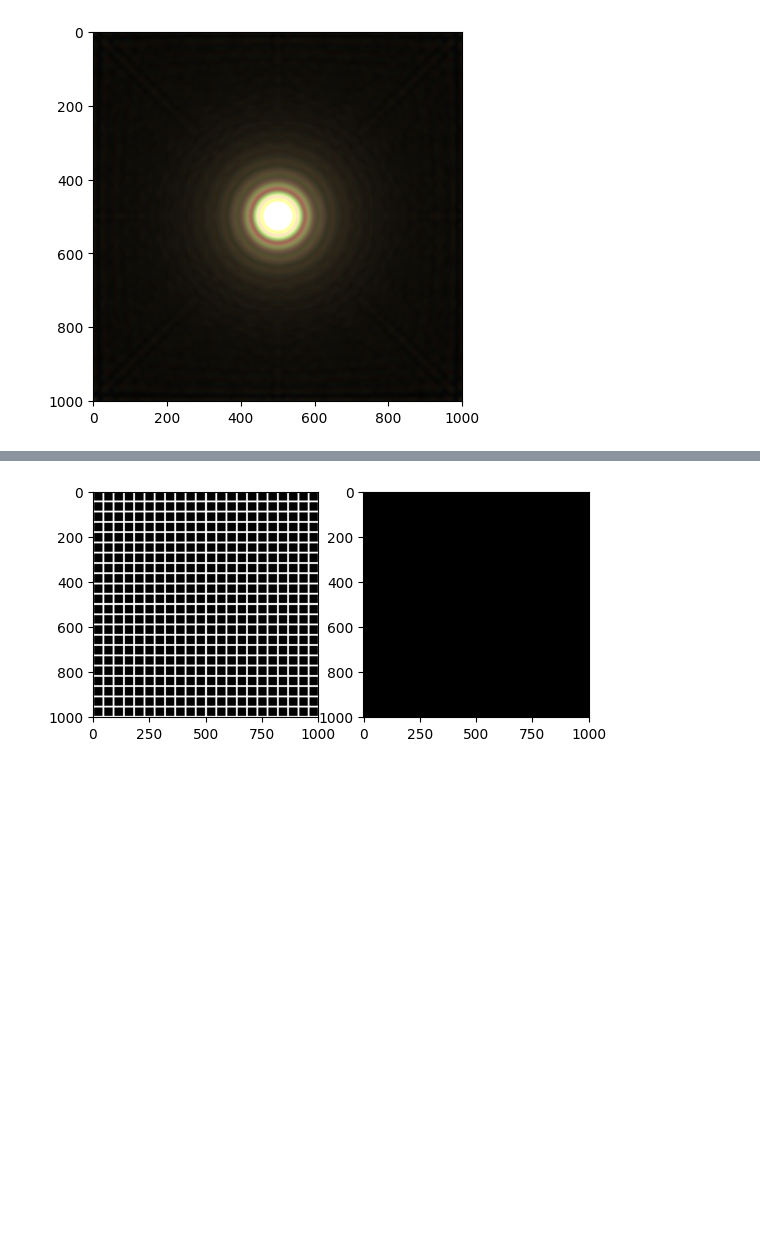
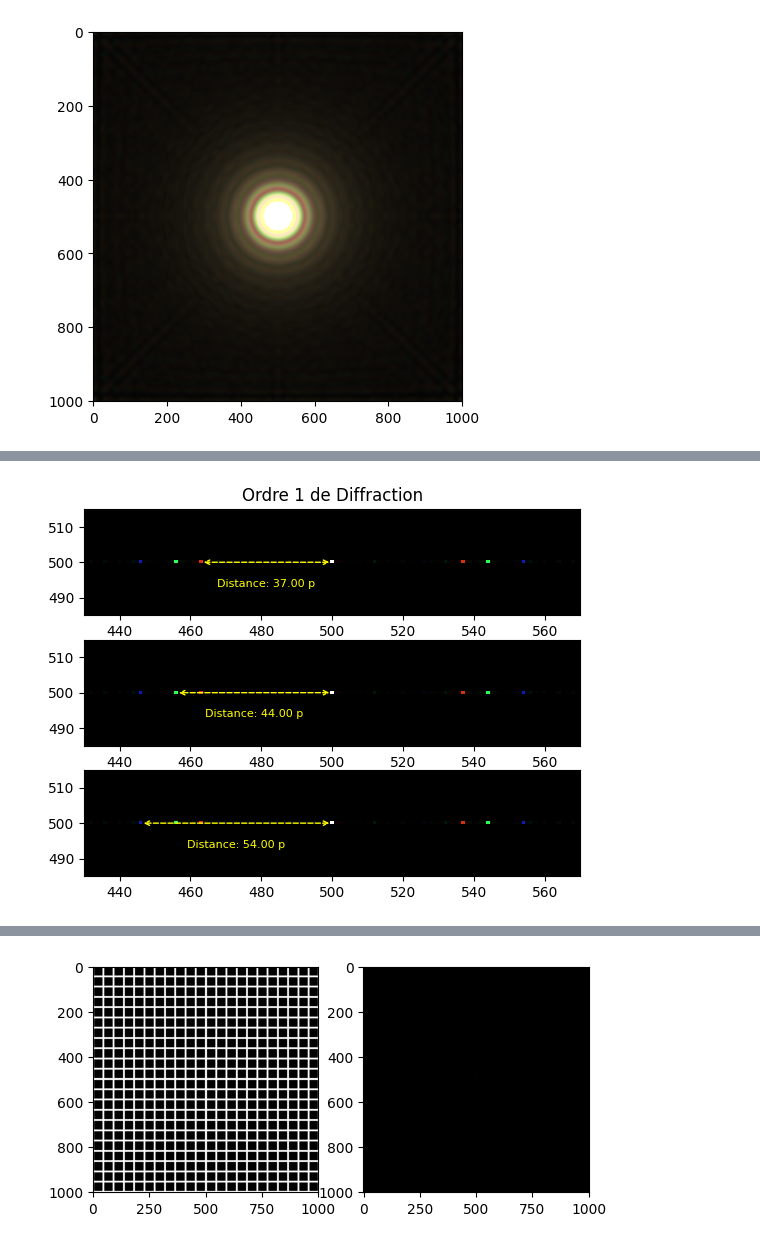
Before and after one commit to fouakh/PM102, a Jupyter notebook: TP3.ipynb, the cells around one changed output, grey strips where cells are left out. Saved outputs shown, nothing was run; the diff lists cells and outputs as text; code cells hidden in the pictures; blank space fills up the shorter version.

```diff
--- a/TP3.ipynb
+++ b/TP3.ipynb
@@ -206,0 +311,6 @@ plt.show()
+# %%
+diffraction_order = DiffractionOrder('Green-KAF-8300.dat', 'Blue-KAF-8300.dat', 'Red-KAF-8300.dat')
+diffraction_order.calculate_rgb_image()
+diffraction_order.plot_all()
+# %% [output]
+[figure, added]
```
Also changed, not shown: parts of 19 cells of this notebook, 1 other file.
